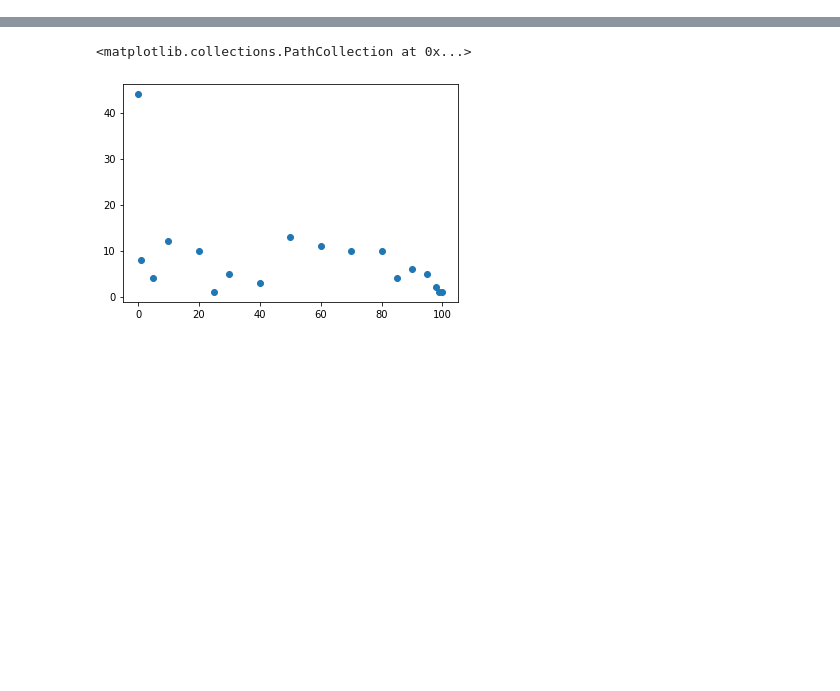
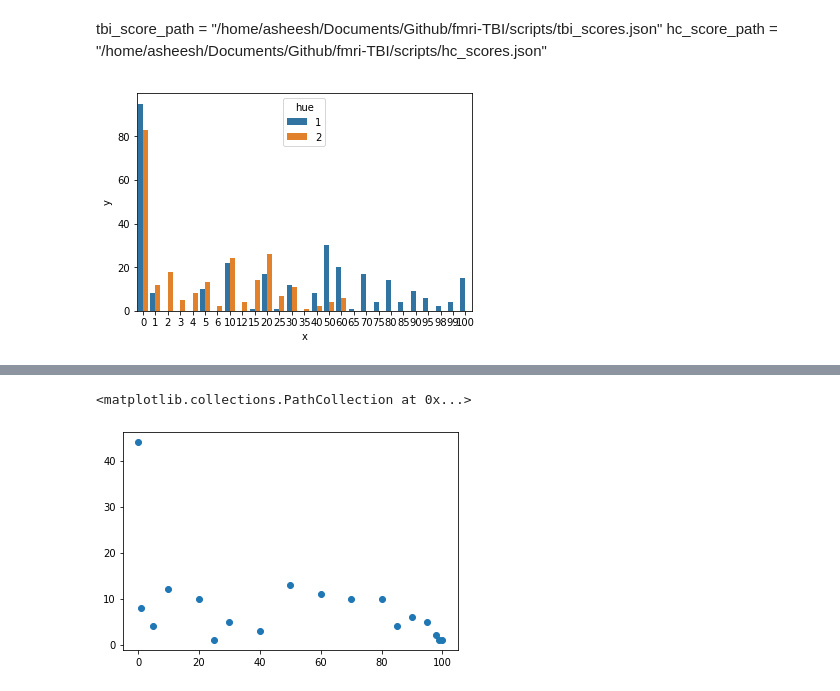
Before and after one commit to asheeshcric/fMRI-TBI, a Jupyter notebook: notebooks/scores_plot.ipynb, the cells around one changed output, grey strips where cells are left out. Drawn from its saved outputs; the diff is of its cells as text; code cells hidden in the pictures; blank space fills up the shorter version.

```diff
--- a/notebooks/scores_plot.ipynb
+++ b/notebooks/scores_plot.ipynb
@@ -15,3 +12,6 @@ hc_score_path = "/home/asheesh/Documents/Github/fmri-TBI/scripts/hc_scores.json"
+# %% [markdown]
+tbi_score_path = "/home/asheesh/Documents/Github/fmri-TBI/scripts/tbi_scores.json"
+hc_score_path = "/home/asheesh/Documents/Github/fmri-TBI/scripts/hc_scores.json"
 # %%
 with open(tbi_score_path, 'r') as tbi_file:
     tbi_scores = json.load(tbi_file)
@@ -21,6 +21,21 @@ with open(hc_score_path, 'r') as hc_file:
 # %%
 tbi_0_back_counts = collections.Counter(tbi_scores["0_back"])
 tbi_2_back_counts = collections.Counter(tbi_scores["2_back"])
+# %%
+import pandas as pd
+import seaborn as sns
+import matplotlib.pyplot as plt
+tbi = dict(tbi_0_back_counts + tbi_2_back_counts)
+hc = dict(hc_0_back_counts + hc_2_back_counts)
+df1=pd.DataFrame({'x':list(tbi.keys()),'y':list(tbi.values())})
+df2=pd.DataFrame({'x':list(hc.keys()),'y':list(hc.values())})
+df1['hue']=1
+df2['hue']=2
+res=pd.concat([df1,df2])
+sns.barplot(x='x',y='y',data=res,hue='hue')
+plt.show()
+# %% [output]
+[figure, added]
 # %%
 plt.figure(figsize=(8, 4))
 result = dict(tbi_0_back_counts + tbi_2_back_counts)
```
Also changed, not shown: parts of 3 cells of this notebook, 2 other files.
